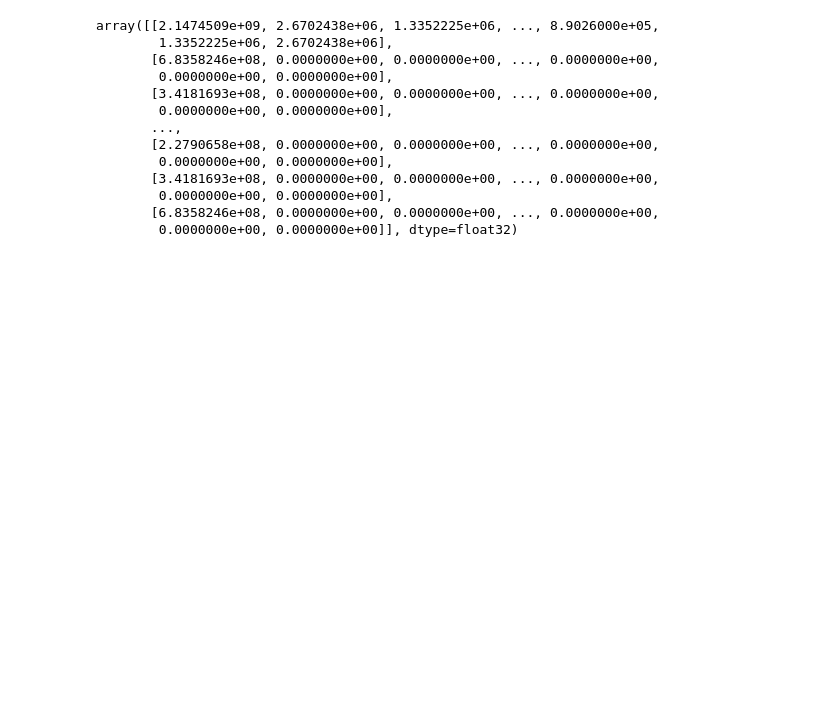
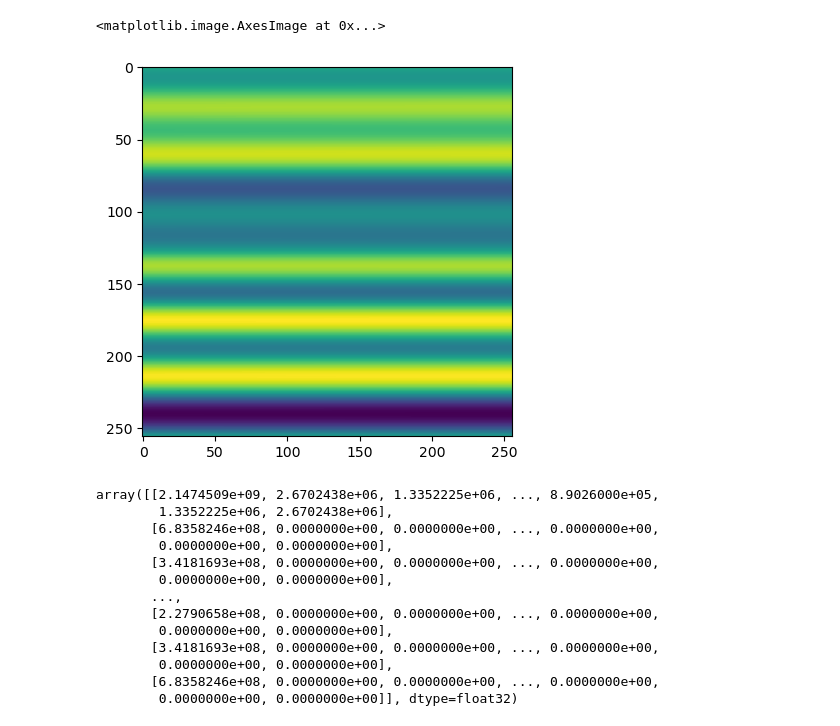
Before and after one commit to amfaber/tracking_optimizations, a Jupyter notebook: gpu-tracking/wgpu-fft/explore.ipynb, the cells around one changed output. Cells and saved outputs as stored; diff of their text form; code cells hidden in the pictures; blank space fills up the shorter version.

```diff
--- a/gpu-tracking/wgpu-fft/explore.ipynb
+++ b/gpu-tracking/wgpu-fft/explore.ipynb
@@ -14,3 +142,8 @@ plt.imshow(data[:, :, 0])
+# %%
+plt.imshow(data[:, :, 1])
+# %% [output]
+<matplotlib.image.AxesImage at 0x...>
+[figure, added]
 # %%
 np.abs(fft.fft2(data[:, :, 0]))
 # %% [output]
```
Also changed, not shown: parts of 9 cells of this notebook, 11 other files.
